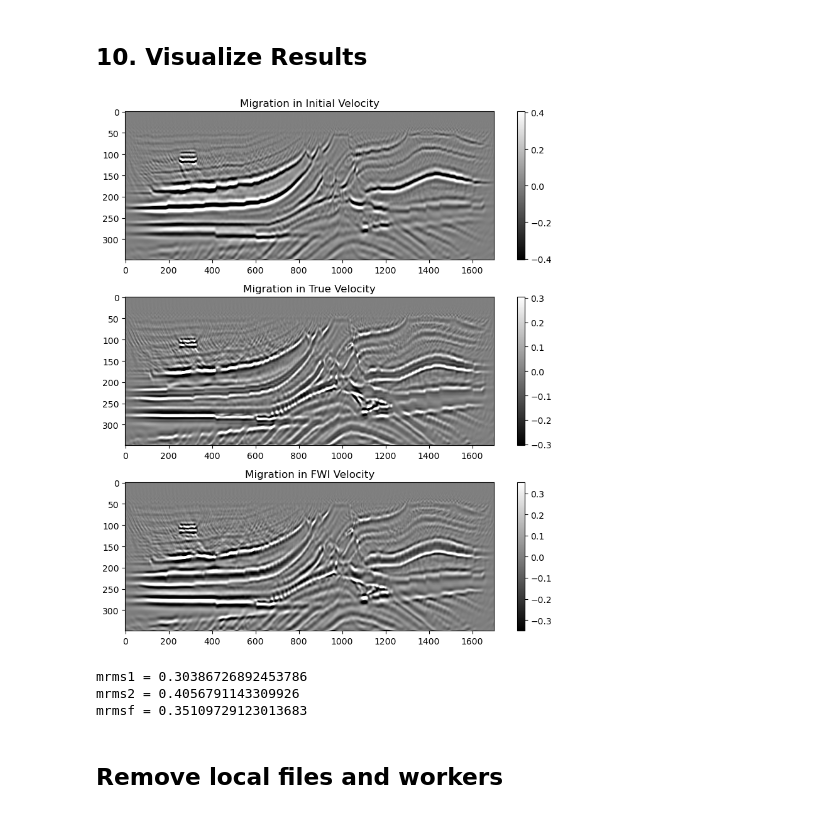
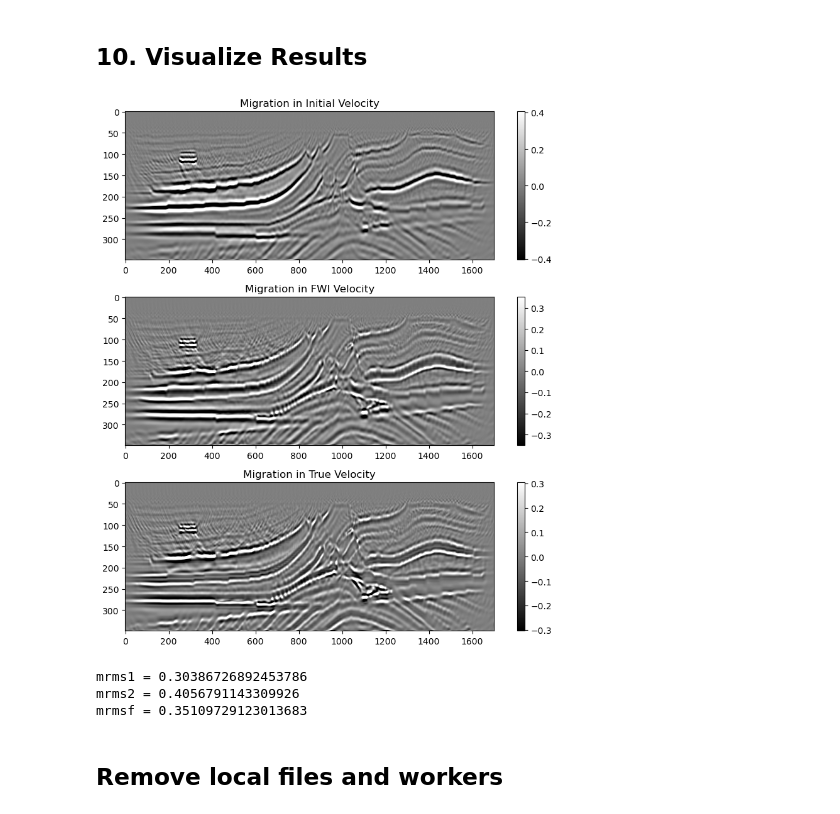
Before and after one commit to ChevronETC/Examples, a Jupyter notebook: 60_rtm/01_rtm.ipynb, the cells around one changed output. Cells and saved outputs as stored; diff of their text form; code cells hidden in the pictures.

```diff
--- a/60_rtm/01_rtm.ipynb
+++ b/60_rtm/01_rtm.ipynb
@@ -459,28 +459,28 @@ imgf[v1.==1500.0] .= 0;
 # %%
 mrms1 = 2.5 * sqrt(norm(img1)^2 / length(img1))
 mrms2 = 2.5 * sqrt(norm(img2)^2 / length(img2))
 mrmsf = 2.5 * sqrt(norm(imgf)^2 / length(imgf))
 @show mrms1
 @show mrms2
 @show mrmsf
 
 figure(figsize=(8,9)); clf()
 
 subplot(3,1,1);imshow(img2,aspect="auto",cmap="gray");
 colorbar(orientation="vertical");clim(-mrms2,+mrms2);
 title("Migration in Initial Velocity");
 
-subplot(3,1,2);imshow(img1,aspect="auto",cmap="gray");
+subplot(3,1,2);imshow(imgf,aspect="auto",cmap="gray");
+colorbar(orientation="vertical");clim(-mrmsf,+mrmsf);
+title("Migration in FWI Velocity");
+
+subplot(3,1,3);imshow(img1,aspect="auto",cmap="gray");
 colorbar(orientation="vertical");clim(-mrms1,+mrms1);
 title("Migration in True Velocity")
 
-subplot(3,1,3);imshow(imgf,aspect="auto",cmap="gray");
-colorbar(orientation="vertical");clim(-mrmsf,+mrmsf);
-title("Migration in FWI Velocity");
-
 tight_layout()
 # %% [output]
-[figure, old version]
+[figure, new version]
 mrms1 = 0.30386726892453786
 mrms2 = 0.4056791143309926
 mrmsf = 0.35109729123013683
```
